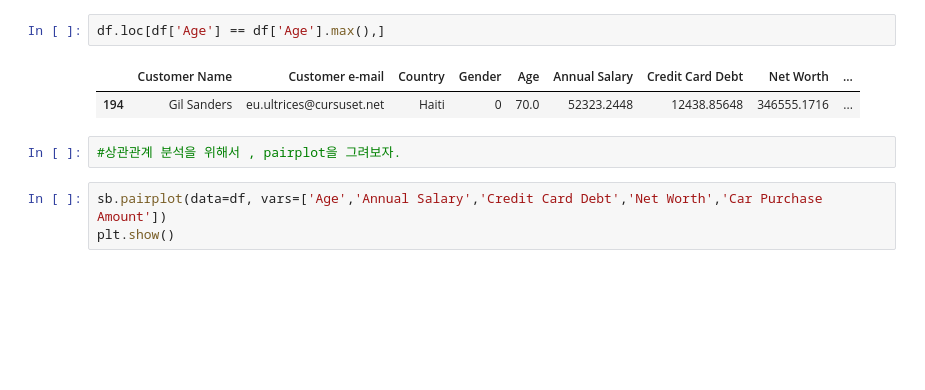
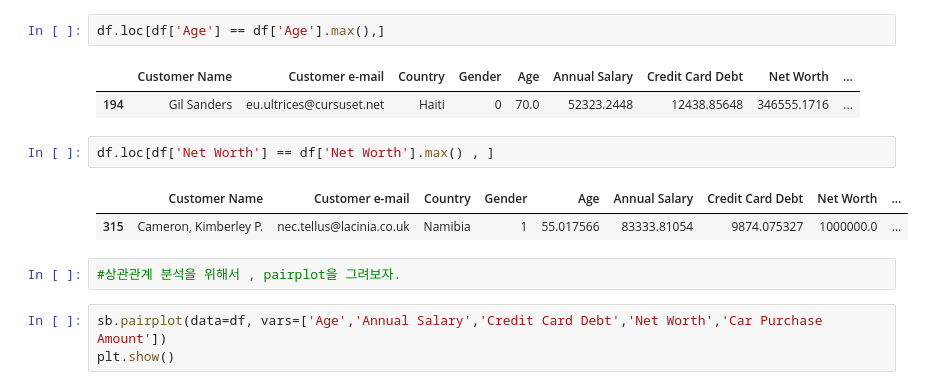
Before and after one commit to shinhyungsik98/streamlit_car_price, a Jupyter notebook: 자동차 구매 금액 예측.ipynb, the cells around one changed output. Saved outputs shown, nothing was run; the diff lists cells and outputs as text; blank space fills up the shorter version.

```diff
--- a/자동차 구매 금액 예측.ipynb
+++ b/자동차 구매 금액 예측.ipynb
@@ -73,6 +73,11 @@ df.loc[df['Age'] == df['Age'].max(),]
 # %% [output]
 |  | Customer Name | Customer e-mail | Country | Gender | Age | Annual Salary | Credit Card Debt | Net Worth | ... |
 | 194 | Gil Sanders | eu.ultrices@cursuset.net | Haiti | 0 | 70.0 | 52323.2448 | 12438.85648 | 346555.1716 | ... |
+# %%
+df.loc[df['Net Worth'] == df['Net Worth'].max() , ]
+# %% [output]
+|  | Customer Name | Customer e-mail | Country | Gender | Age | Annual Salary | Credit Card Debt | Net Worth | ... |
+| 315 | Cameron, Kimberley P. | nec.tellus@lacinia.co.uk | Namibia | 1 | 55.017566 | 83333.81054 | 9874.075327 | 1000000.0 | ... |
 # %%
 #상관관계 분석을 위해서 , pairplot을 그려보자.
 # %%
```
Also changed, not shown: parts of 2 cells of this notebook, 3 other files.
